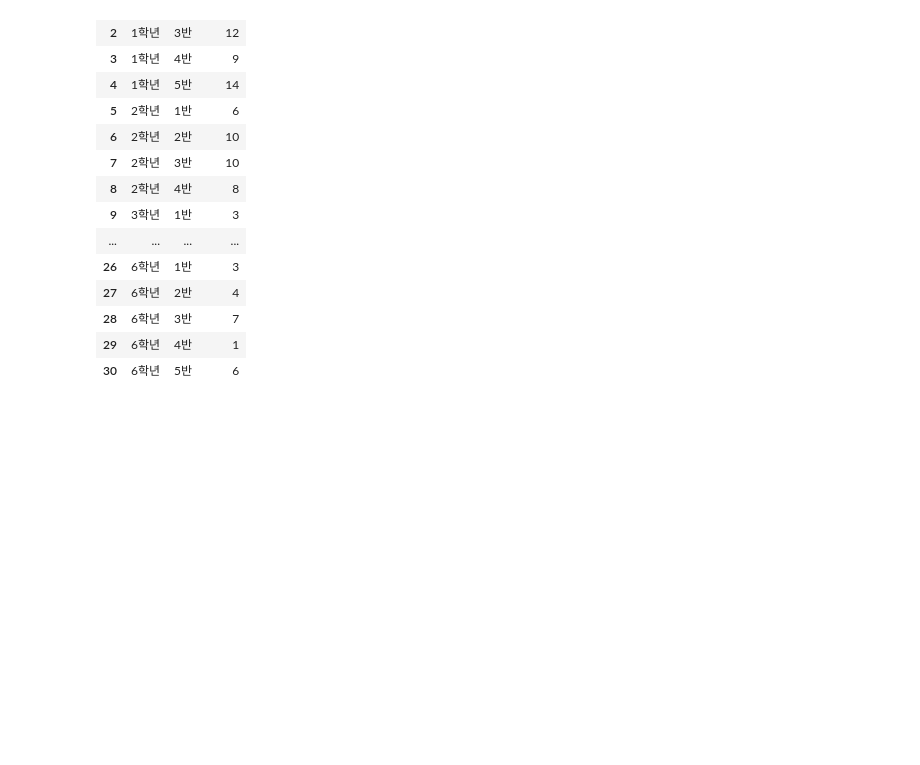
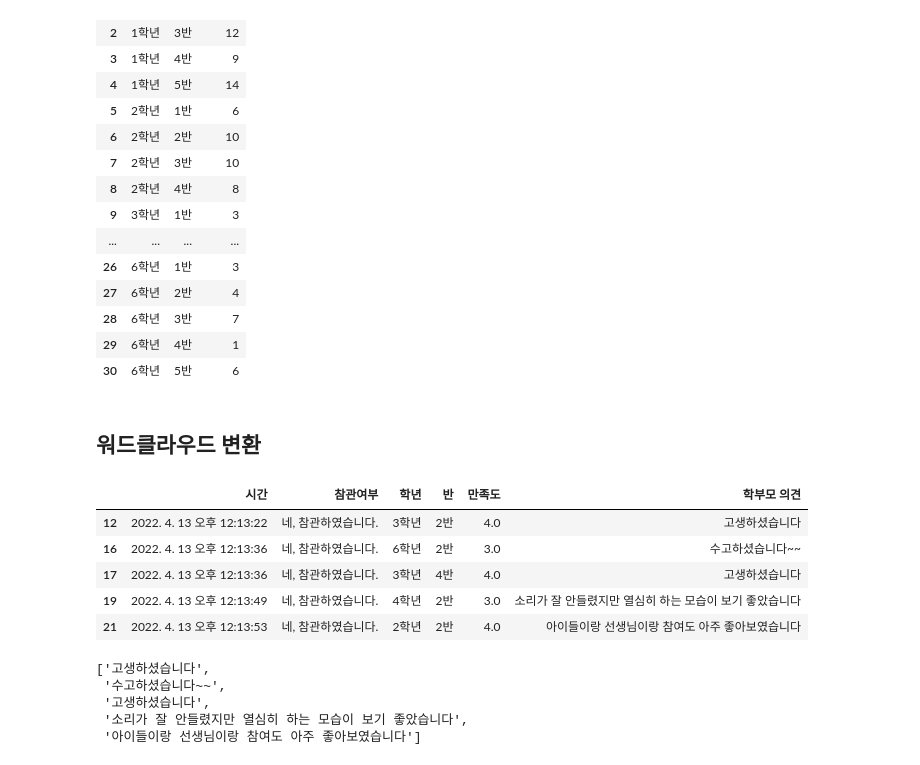
Before and after one commit to 951237/streamlit_dashboard_poll_parents, a Jupyter notebook: codingNotebook.ipynb, the cells around one changed output. Cells and saved outputs as stored; diff of their text form; code cells hidden in the pictures; blank space fills up the shorter version.

```diff
--- a/codingNotebook.ipynb
+++ b/codingNotebook.ipynb
@@ -125,3 +125,24 @@ df.groupby(["학년",'반']).size().reset_index(name="응답수")
 | 28 | 6학년 | 3반 | 7 |
 | 29 | 6학년 | 4반 | 1 |
 | 30 | 6학년 | 5반 | 6 |
+# %% [markdown]
+## 워드클라우드 변환
+# %%
+df_wordcloud = df.dropna(subset=['학부모 의견'])
+df_wordcloud.head()
+# %% [output]
+|  | 시간 | 참관여부 | 학년 | 반 | 만족도 | 학부모 의견 |
+| 12 | 2022. 4. 13 오후 12:13:22 | 네, 참관하였습니다. | 3학년 | 2반 | 4.0 | 고생하셨습니다 |
+| 16 | 2022. 4. 13 오후 12:13:36 | 네, 참관하였습니다. | 6학년 | 2반 | 3.0 | 수고하셨습니다~~ |
+| 17 | 2022. 4. 13 오후 12:13:36 | 네, 참관하였습니다. | 3학년 | 4반 | 4.0 | 고생하셨습니다 |
+| 19 | 2022. 4. 13 오후 12:13:49 | 네, 참관하였습니다. | 4학년 | 2반 | 3.0 | 소리가 잘 안들렸지만 열심히 하는 모습이 보기 좋았습니다 |
+| 21 | 2022. 4. 13 오후 12:13:53 | 네, 참관하였습니다. | 2학년 | 2반 | 4.0 | 아이들이랑 선생님이랑 참여도 아주 좋아보였습니다 |
+# %%
+lst_lines = list(df_wordcloud['학부모 의견'])
+lst_lines[:5]
+# %% [output]
+['고생하셨습니다',
+ '수고하셨습니다~~',
+ '고생하셨습니다',
+ '소리가 잘 안들렸지만 열심히 하는 모습이 보기 좋았습니다',
+ '아이들이랑 선생님이랑 참여도 아주 좋아보였습니다']
```
Also changed, not shown: parts of 4 cells of this notebook, 1 other file.
